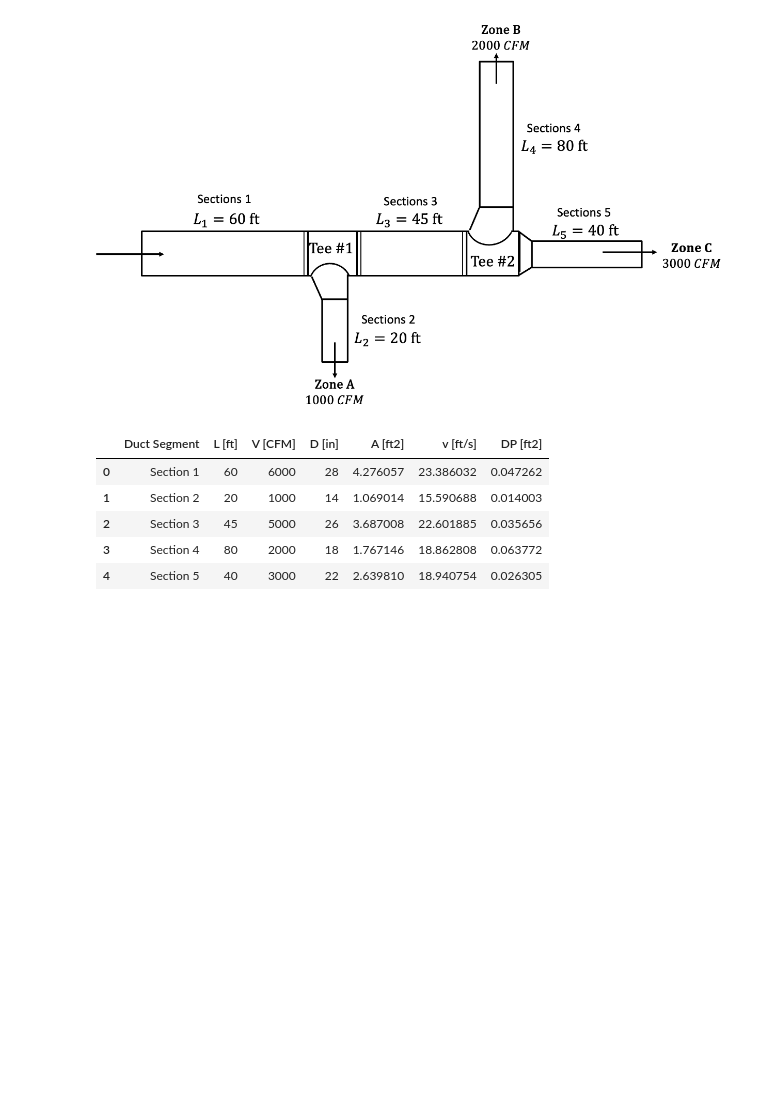
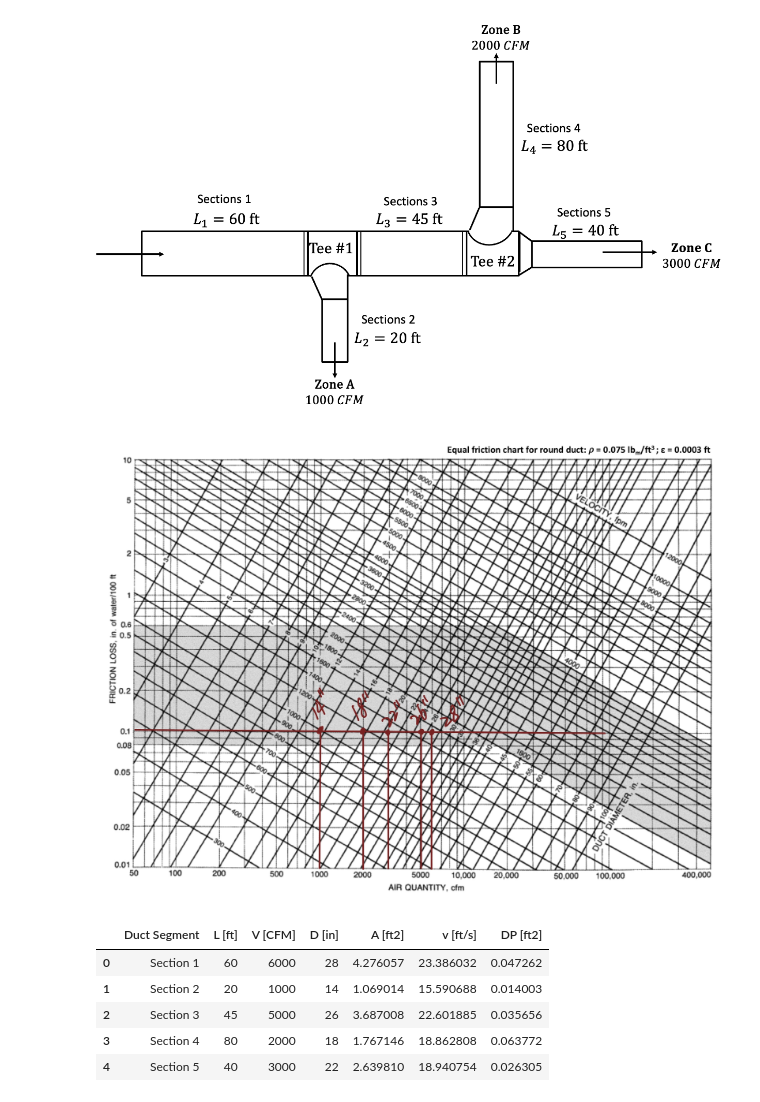
Before and after one commit to JieMa1202/CE414, a Jupyter notebook: Homework/Exam.ipynb, the cells around one changed output. Drawn from its saved outputs; the diff is of its cells as text; code cells hidden in the pictures; blank space fills up the shorter version.

```diff
--- a/Homework/Exam.ipynb
+++ b/Homework/Exam.ipynb
@@ -101,6 +104,10 @@ C_tee_1_str = 0.14
 C_tee_2_turn = 0.58
 C_tee_2_str = 0.14
 C_diffuser = 0.1
+# %%
+display(Image(filename='EqualFrictionChart.jpg'))
+# %% [output]
+[figure, added]
 # %%
 # a) determine the duct size:
 D_1 = 28 # [in]
```
Also changed, not shown: parts of 1 cell of this notebook.
